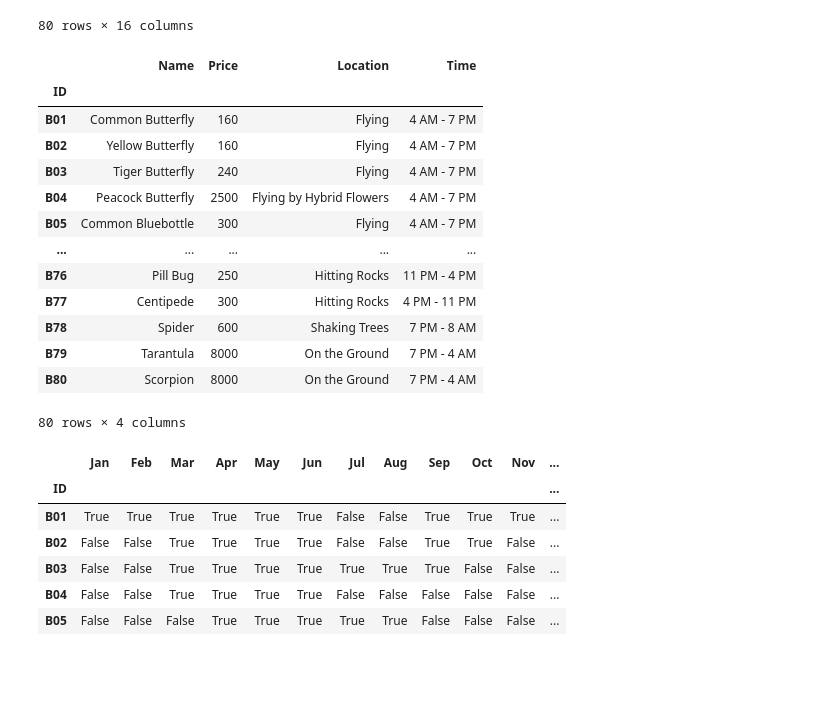
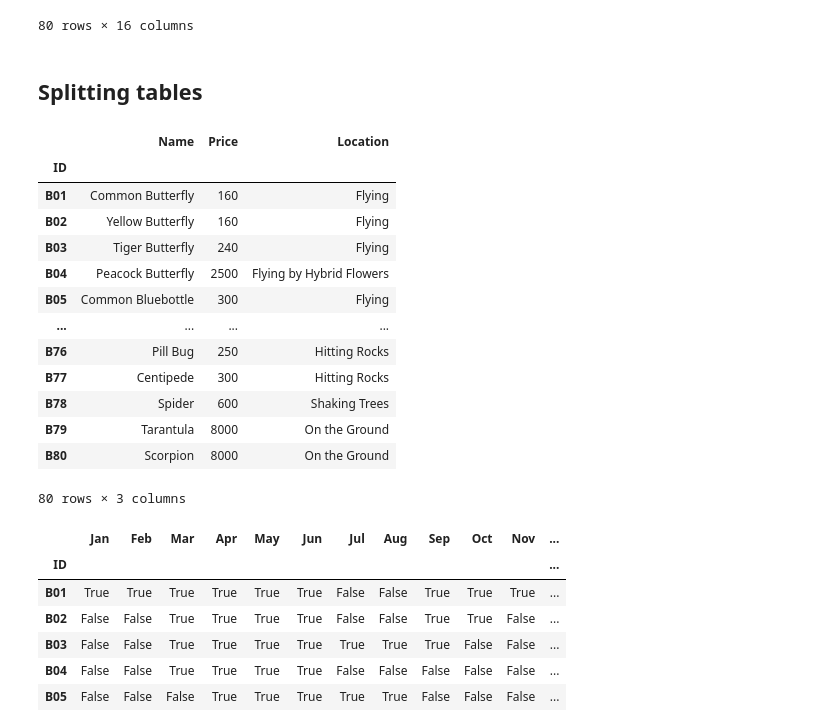
Before and after one commit to msadowski20/etl_project, a Jupyter notebook: bugs.ipynb, the cells around one changed output. Drawn from its saved outputs; the diff is of its cells as text; code cells hidden in the pictures; blank space fills up the shorter version.

```diff
--- a/bugs.ipynb
+++ b/bugs.ipynb
@@ -122,27 +122,29 @@ bug_id_merge
 | B79 | Tarantula | 8000 | On the Ground | 7 PM - 4 AM | True | True | True | True | False | False | False | ... |
 | B80 | Scorpion | 8000 | On the Ground | 7 PM - 4 AM | False | False | False | False | True | True | True | ... |
 80 rows × 16 columns
+# %% [markdown]
+## Splitting tables
 # %%
 # Creating a df for the fish
-bug_df = bug_id_merge.iloc[:,:4]
+bug_df = bug_id_merge.iloc[:,:3]
 
 # Displaying the fish df
 bug_df
 # %% [output]
-|  | Name | Price | Location | Time |
-| ID |  |  |  |  |
-| B01 | Common Butterfly | 160 | Flying | 4 AM - 7 PM |
-| B02 | Yellow Butterfly | 160 | Flying | 4 AM - 7 PM |
-| B03 | Tiger Butterfly | 240 | Flying | 4 AM - 7 PM |
-| B04 | Peacock Butterfly | 2500 | Flying by Hybrid Flowers | 4 AM - 7 PM |
-| B05 | Common Bluebottle | 300 | Flying | 4 AM - 7 PM |
-| ... | ... | ... | ... | ... |
-| B76 | Pill Bug | 250 | Hitting Rocks | 11 PM - 4 PM |
-| B77 | Centipede | 300 | Hitting Rocks | 4 PM - 11 PM |
-| B78 | Spider | 600 | Shaking Trees | 7 PM - 8 AM |
-| B79 | Tarantula | 8000 | On the Ground | 7 PM - 4 AM |
-| B80 | Scorpion | 8000 | On the Ground | 7 PM - 4 AM |
+|  | Name | Price | Location |
+| ID |  |  |  |
+| B01 | Common Butterfly | 160 | Flying |
+| B02 | Yellow Butterfly | 160 | Flying |
+| B03 | Tiger Butterfly | 240 | Flying |
+| B04 | Peacock Butterfly | 2500 | Flying by Hybrid Flowers |
+| B05 | Common Bluebottle | 300 | Flying |
+| ... | ... | ... | ... |
+| B76 | Pill Bug | 250 | Hitting Rocks |
+| B77 | Centipede | 300 | Hitting Rocks |
+| B78 | Spider | 600 | Shaking Trees |
+| B79 | Tarantula | 8000 | On the Ground |
+| B80 | Scorpion | 8000 | On the Ground |
-80 rows × 4 columns
+80 rows × 3 columns
 # %%
 # Creating a df for the months fish are available
 bug_months_df = bug_id_merge.iloc[:,4:]
```
Also changed, not shown: parts of 3 cells of this notebook, 1 other file.
